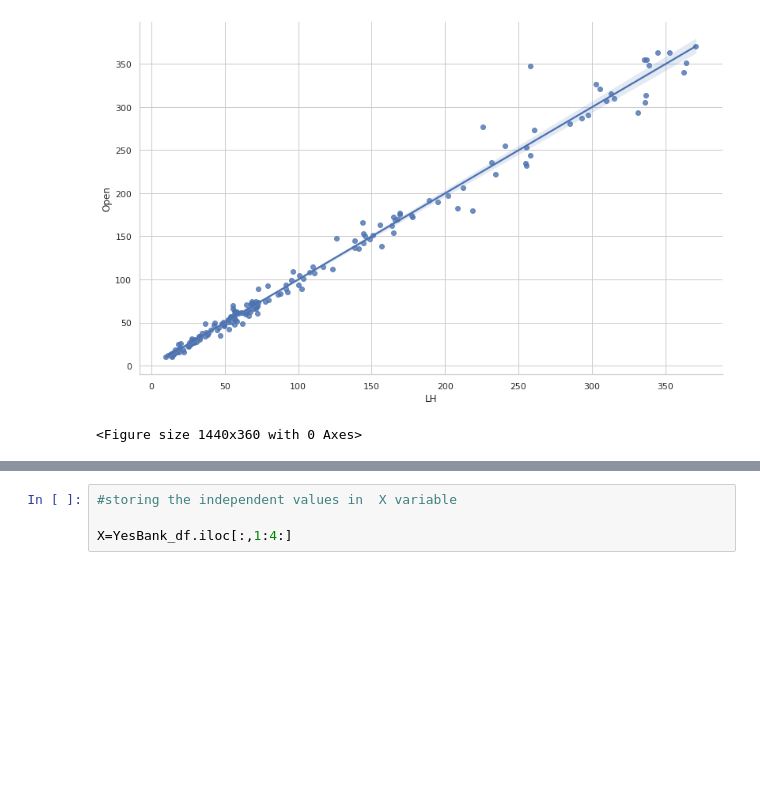
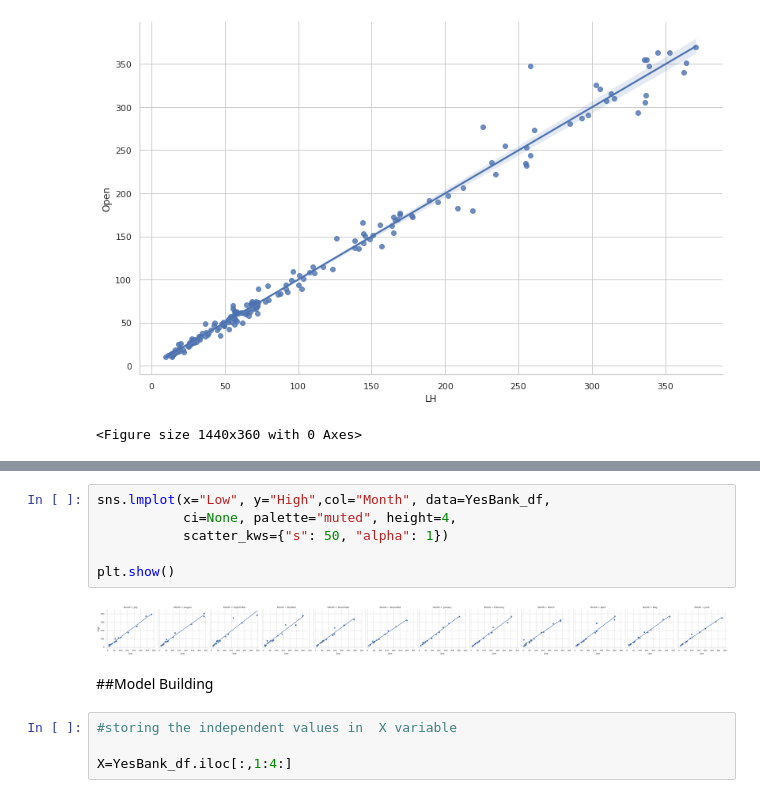
Before and after one commit to Syed-Irfan-1165/ML-Regression, a Jupyter notebook: Yes_Bank_Predictions.ipynb, the cells around one changed output, grey strips where cells are left out. Cells and saved outputs as stored; diff of their text form; blank space fills up the shorter version.

```diff
--- a/Yes_Bank_Predictions.ipynb
+++ b/Yes_Bank_Predictions.ipynb
@@ -392,3 +392,13 @@ sns.lmplot(x = "LH",
+# %%
+sns.lmplot(x="Low", y="High",col="Month", data=YesBank_df,
+           ci=None, palette="muted", height=4,
+           scatter_kws={"s": 50, "alpha": 1})
+
+plt.show()
+# %% [output]
+[figure, added]
+# %% [markdown]
+##Model Building
 # %%
 #storing the independent values in  X variable
 
```
Also changed, not shown: parts of 57 cells of this notebook.
